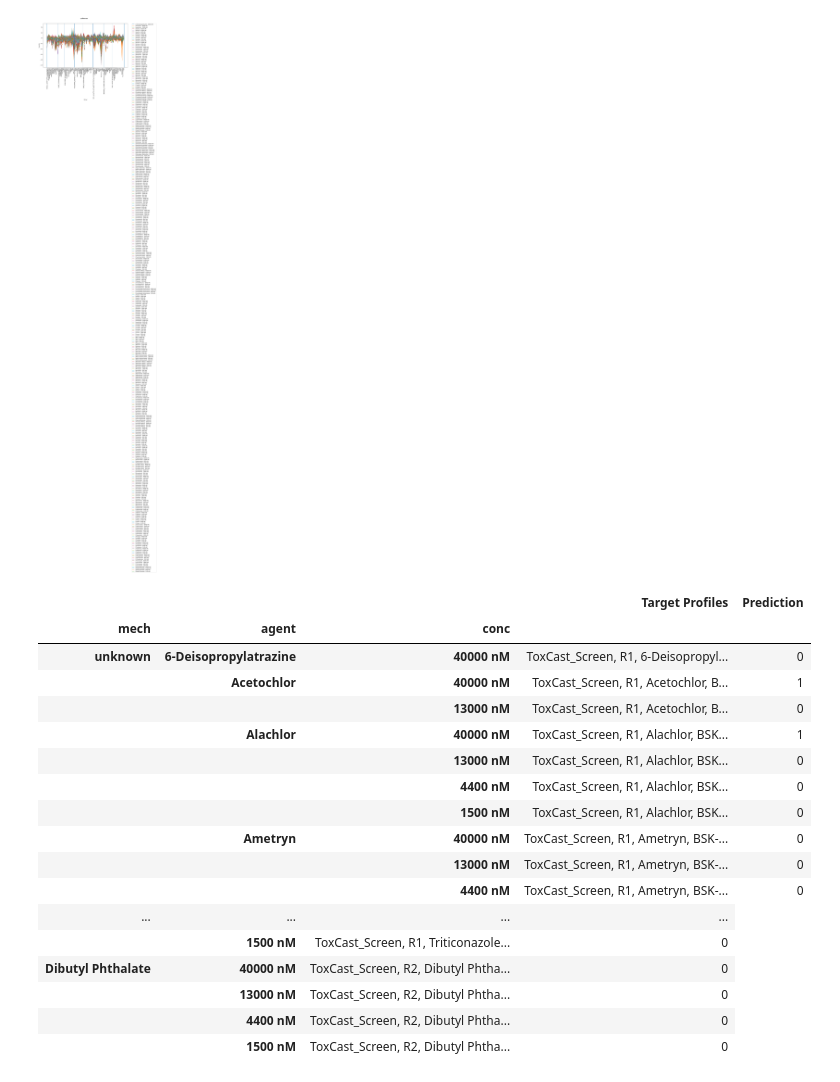
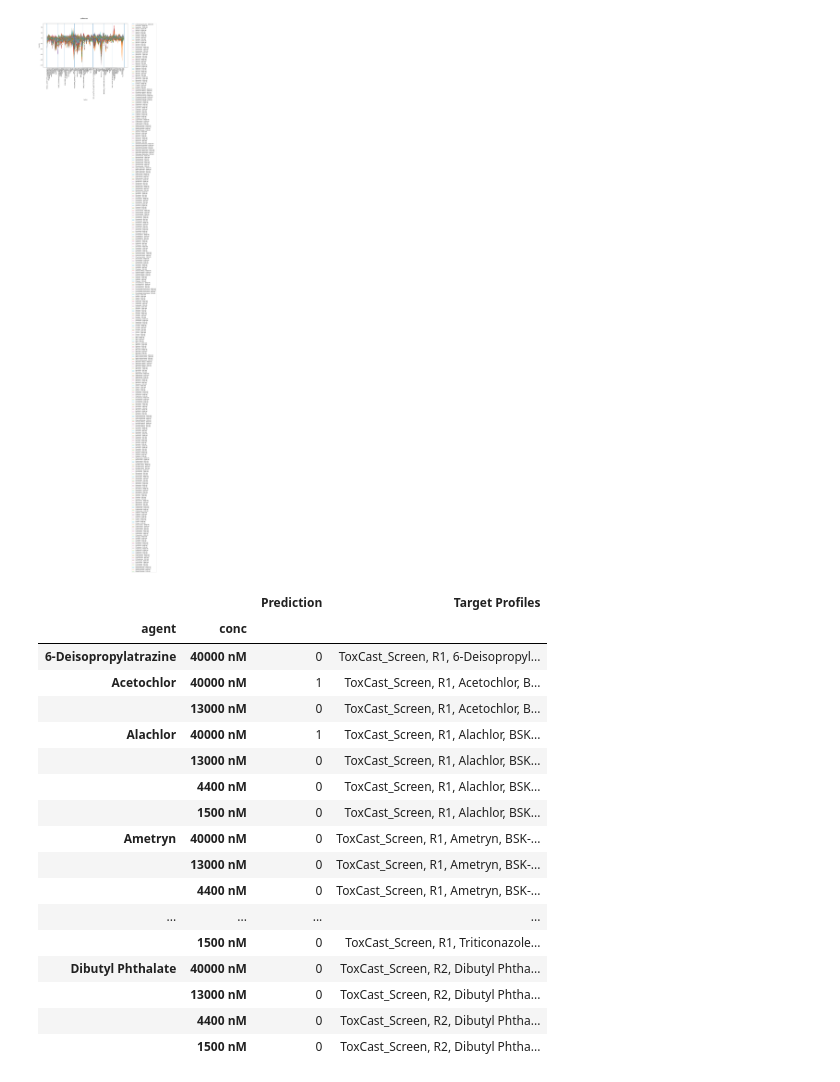
Before and after one commit to AntalBerenyi/SVM, a Jupyter notebook: Notebooks/Predict mTOR inhibitor Mechanism.ipynb, the cells around one changed output. Cells and saved outputs as stored; diff of their text form; code cells hidden in the pictures.

```diff
--- a/Notebooks/Predict mTOR inhibitor Mechanism.ipynb
+++ b/Notebooks/Predict mTOR inhibitor Mechanism.ipynb
@@ -222,7 +222,7 @@ clf_C = KNeighborsClassifier(n_neighbors=3)
 
 # Calculate the number of samples for 1%, 10%, and 100% of the training data
 samples_100 = 1.0
-samples_10 = 0.1
+samples_10 = 0.5
 samples_1 = 0.1
 
 # Collect results on the learners
@@ -235,5 +235,5 @@ for clf in [clf_A, clf_B, clf_C]:
         vs.train_predict2(clf, samples, X_train, y_train, X_cv, y_cv)
 
 # Run metrics visualization for the three supervised learning models chosen
-vs.evaluate(results, accuracy, fscore)
+vs.evaluate2(results, accuracy, fscore)
 # %% [output]
@@ -366,14 +366,15 @@ In this section we validate the model against Supplemental Table 5 in the JBS pa
 # %%
 # predict a negative class
 target_mechanism = 'mTOR inhibitor'
+# %%
+# read in profiles to be classified:
+pr = ProfileReader(data_file='Validation/Berg JBS 2013 Supplemental Table 5 - Profiles.xlsx')
+# read in data. Make column 2-level index, level 0 is system, level 1 ir readout
+# row indices are mechanism, agent, concentration
+tox_cast = pr.parse_profiles(keep_column_names=True, drop_profiles=False)
+tox_cast.reset_index(level=0, inplace=True, drop=True)
 # %%
-# read in profiles to be classified:
-pr = ProfileReader(data_file='Validation/Berg JBS 2013 Supplemental Table 5 - Profiles.xlsx')
-# read in data. Make column 2-level index, level 0 is system, level 1 ir readout
-# row indices are mechanism, agent, concentration
-unknown = pr.parse_profiles(keep_column_names=True, drop_profiles=False)
-
-target_profiles = unknown.iloc[:,0]
+target_profile_names = tox_cast.iloc[:,0]
 
 ##########################
 # process unknown target #
@@ -383,24 +384,27 @@ target_profiles = unknown.iloc[:,0]
 # can be used in place of 'SMC_IL-1b/TNF-a/IFN-g_24'.
 
 # Replace target data 'CASMC_HCL_IL-1b/TNF-a/IFN-g_24' => 'SMC_IL-1b/TNF-a/IFN-g_24'
-renamed = {s: s.replace('SMC_IL-1b/TNF-a/IFN-g_24', 'CASMC_HCL_IL-1b/TNF-a/IFN-g_24') for s in unknown.columns.values if s.startswith('SMC_IL-1b/TNF-a/IFN-g_24')}
-unknown.rename(columns=renamed, inplace=True)
+renamed = {s: s.replace('SMC_IL-1b/TNF-a/IFN-g_24', 'CASMC_HCL_IL-1b/TNF-a/IFN-g_24') for s in tox_cast.columns.values if s.startswith('SMC_IL-1b/TNF-a/IFN-g_24')}
+tox_cast.rename(columns=renamed, inplace=True)
+
+# align columns
+tox_cast = tox_cast[[tox_cast.columns.values[0], *data.columns.values]]
+
+unknown = tox_cast.iloc[:, 1:] # remove profile names column for numerical calculations
 
 # drop excess columns in unknown
 cols_not_in_model = list(set(unknown.columns.values) - set(data.columns.values))
 print("{} Target columns not in Model, dropping: ".format(len(cols_not_in_model)))
 display(list(np.sort(cols_not_in_model)))
-unknown.drop(columns=cols_not_in_model, inplace=True)
+unknown = unknown.drop(columns=cols_not_in_model, inplace=False)
 
 # fill in missing columns with noise? No, don't use profiles with missing data!
 cols_not_in_target = list(set(data.columns.values) - set(unknown.columns.values))
-print("{} Model columns not in Target: ".format(len(cols_not_in_target)))
+print("{} Missing columns from Target: ".format(len(cols_not_in_target)))
 display(list(np.sort(cols_not_in_target)))
 
 
-# align columns
-unknown = unknown[data.columns.values]
-unknown
-
+print("target data shape:", unknown.shape)
+unknown.head()
 # report missing values
 # %% [output]
@@ -445,29 +447,26 @@ plt.show()
 # %%
 predictions = best_clf.predict(unknown)
 
-predictions = pdf({'Prediction': best_clf.predict(unknown), 'Target Profiles': target_profiles})
-#predictions.reset_index(inplace=True)
+predictions = pdf({'Prediction': predictions, 'Target Profiles': target_profile_names})
 pd.options.display.max_colwidth = 100 # to fit long profile name
 pd.options.display.max_rows = 1000
-
-display(predictions[['Target Profiles', 'Prediction']])
-predictions.reset_index('mech', inplace=True)
+display(predictions)
 # %% [output]
-|  |  |  | Target Profiles | Prediction |
-| mech | agent | conc |  |  |
-| unknown | 6-Deisopropylatrazine | 40000 nM | ToxCast_Screen, R1, 6-Deisopropyl... | 0 |
-|  | Acetochlor | 40000 nM | ToxCast_Screen, R1, Acetochlor, B... | 1 |
-|  |  | 13000 nM | ToxCast_Screen, R1, Acetochlor, B... | 0 |
-|  | Alachlor | 40000 nM | ToxCast_Screen, R1, Alachlor, BSK... | 1 |
-|  |  | 13000 nM | ToxCast_Screen, R1, Alachlor, BSK... | 0 |
-|  |  | 4400 nM | ToxCast_Screen, R1, Alachlor, BSK... | 0 |
-|  |  | 1500 nM | ToxCast_Screen, R1, Alachlor, BSK... | 0 |
-|  | Ametryn | 40000 nM | ToxCast_Screen, R1, Ametryn, BSK-... | 0 |
-|  |  | 13000 nM | ToxCast_Screen, R1, Ametryn, BSK-... | 0 |
-|  |  | 4400 nM | ToxCast_Screen, R1, Ametryn, BSK-... | 0 |
+|  |  | Prediction | Target Profiles |
+| agent | conc |  |  |
+| 6-Deisopropylatrazine | 40000 nM | 0 | ToxCast_Screen, R1, 6-Deisopropyl... |
+| Acetochlor | 40000 nM | 1 | ToxCast_Screen, R1, Acetochlor, B... |
+|  | 13000 nM | 0 | ToxCast_Screen, R1, Acetochlor, B... |
+| Alachlor | 40000 nM | 1 | ToxCast_Screen, R1, Alachlor, BSK... |
+|  | 13000 nM | 0 | ToxCast_Screen, R1, Alachlor, BSK... |
+|  | 4400 nM | 0 | ToxCast_Screen, R1, Alachlor, BSK... |
+|  | 1500 nM | 0 | ToxCast_Screen, R1, Alachlor, BSK... |
+| Ametryn | 40000 nM | 0 | ToxCast_Screen, R1, Ametryn, BSK-... |
+|  | 13000 nM | 0 | ToxCast_Screen, R1, Ametryn, BSK-... |
+|  | 4400 nM | 0 | ToxCast_Screen, R1, Ametryn, BSK-... |
 | ... | ... | ... | ... |
-|  | 1500 nM | ToxCast_Screen, R1, Triticonazole... | 0 |
-| Dibutyl Phthalate | 40000 nM | ToxCast_Screen, R2, Dibutyl Phtha... | 0 |
-|  | 13000 nM | ToxCast_Screen, R2, Dibutyl Phtha... | 0 |
-|  | 4400 nM | ToxCast_Screen, R2, Dibutyl Phtha... | 0 |
-|  | 1500 nM | ToxCast_Screen, R2, Dibutyl Phtha... | 0 |
+|  | 1500 nM | 0 | ToxCast_Screen, R1, Triticonazole... |
+| Dibutyl Phthalate | 40000 nM | 0 | ToxCast_Screen, R2, Dibutyl Phtha... |
+|  | 13000 nM | 0 | ToxCast_Screen, R2, Dibutyl Phtha... |
+|  | 4400 nM | 0 | ToxCast_Screen, R2, Dibutyl Phtha... |
+|  | 1500 nM | 0 | ToxCast_Screen, R2, Dibutyl Phtha... |
```
Also changed, not shown: parts of 11 cells of this notebook, 9 other files.
